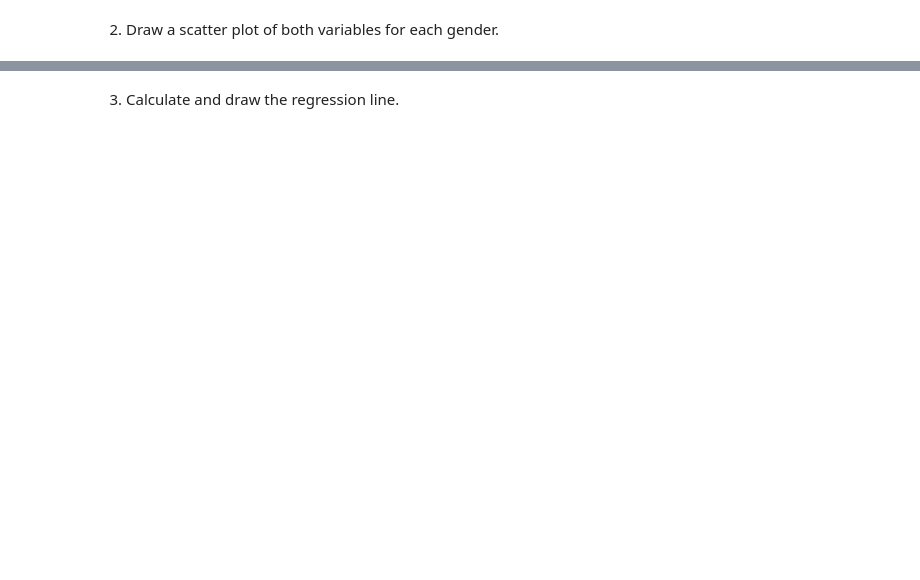
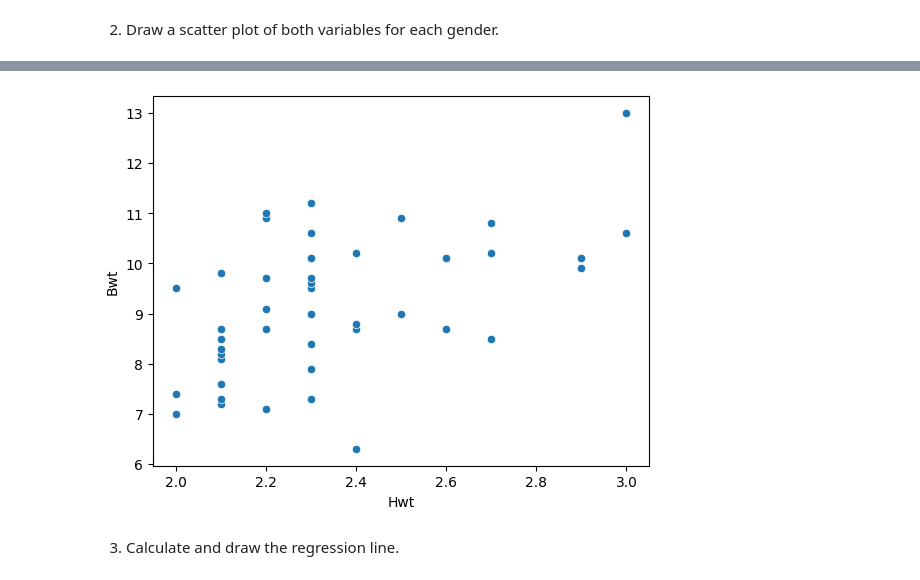
Before and after one commit to Vincent-Gielen/dsai-ex, a Jupyter notebook: 6-regression-analyis/lab-6.01-cats.ipynb, the cells around one changed output, grey strips where cells are left out. Saved outputs shown, nothing was run; the diff lists cells and outputs as text; code cells hidden in the pictures; blank space fills up the shorter version.

```diff
--- a/6-regression-analyis/lab-6.01-cats.ipynb
+++ b/6-regression-analyis/lab-6.01-cats.ipynb
@@ -51,2 +94,6 @@ cats.head()
+# %%
+sns.scatterplot(data=female_cats, x='Hwt', y='Bwt');
+# %% [output]
+[figure, added]
 # %% [markdown]
 3. Calculate and draw the regression line.
```
Also changed, not shown: parts of 11 cells of this notebook, 1 other file.
